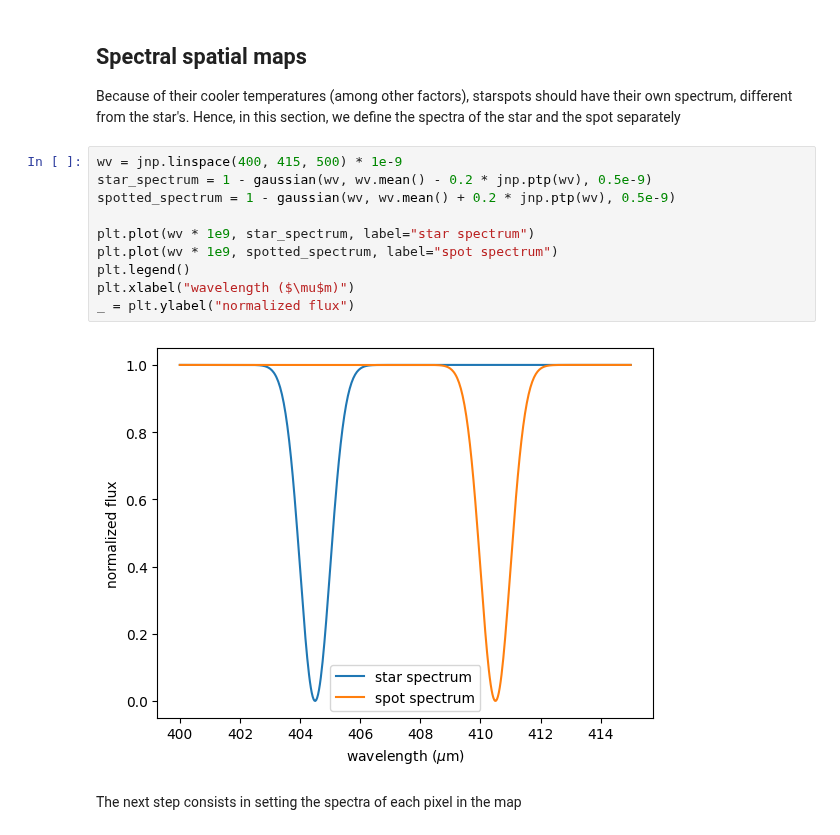
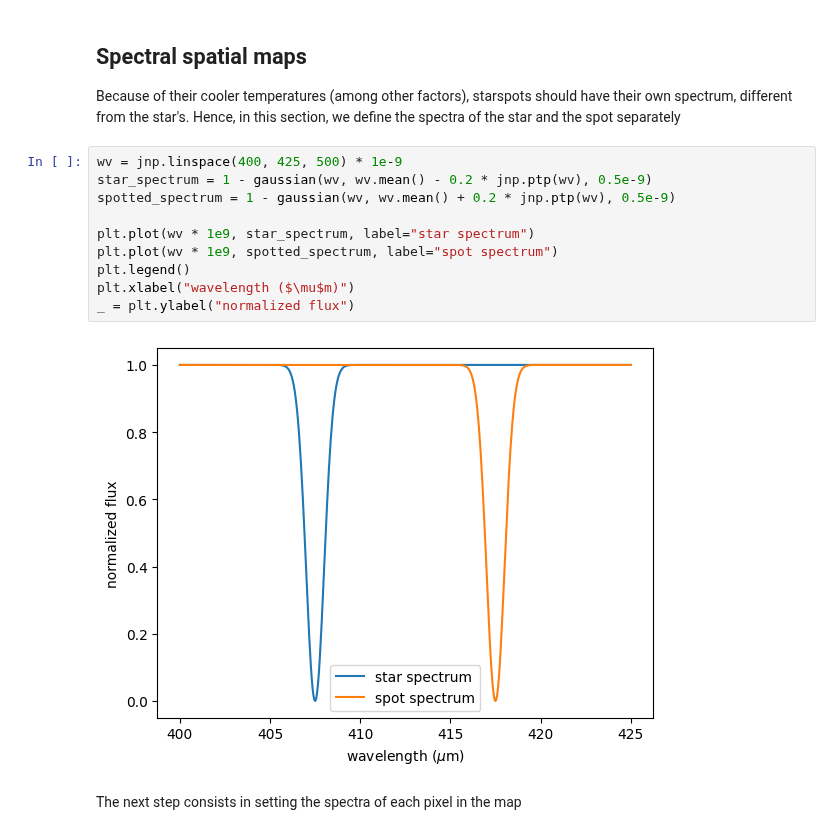
Before and after one commit to lgrcia/spotter, a Jupyter notebook: docs/notebooks/spectral.ipynb, the cells around one changed output. Cells and saved outputs as stored; diff of their text form.

```diff
--- a/docs/notebooks/spectral.ipynb
+++ b/docs/notebooks/spectral.ipynb
@@ -73,17 +73,17 @@ for i, phase in enumerate(jnp.linspace(jnp.pi / 2, -jnp.pi / 2, n)):
 
 Because of their cooler temperatures (among other factors), starspots should have their own spectrum, different from the star's. Hence, in this section, we define the spectra of the star and the spot separately
 # %%
-wv = jnp.linspace(400, 415, 500) * 1e-9
+wv = jnp.linspace(400, 425, 500) * 1e-9
 star_spectrum = 1 - gaussian(wv, wv.mean() - 0.2 * jnp.ptp(wv), 0.5e-9)
 spotted_spectrum = 1 - gaussian(wv, wv.mean() + 0.2 * jnp.ptp(wv), 0.5e-9)
 
 plt.plot(wv * 1e9, star_spectrum, label="star spectrum")
 plt.plot(wv * 1e9, spotted_spectrum, label="spot spectrum")
 plt.legend()
 plt.xlabel("wavelength ($\mu$m)")
 _ = plt.ylabel("normalized flux")
 # %% [output]
-[figure, old version]
+[figure, new version]
 # %% [markdown]
 The next step consists in setting the spectra of each pixel in the map
 # %%
```
Also changed, not shown: parts of 4 cells of this notebook, 3 other files.
